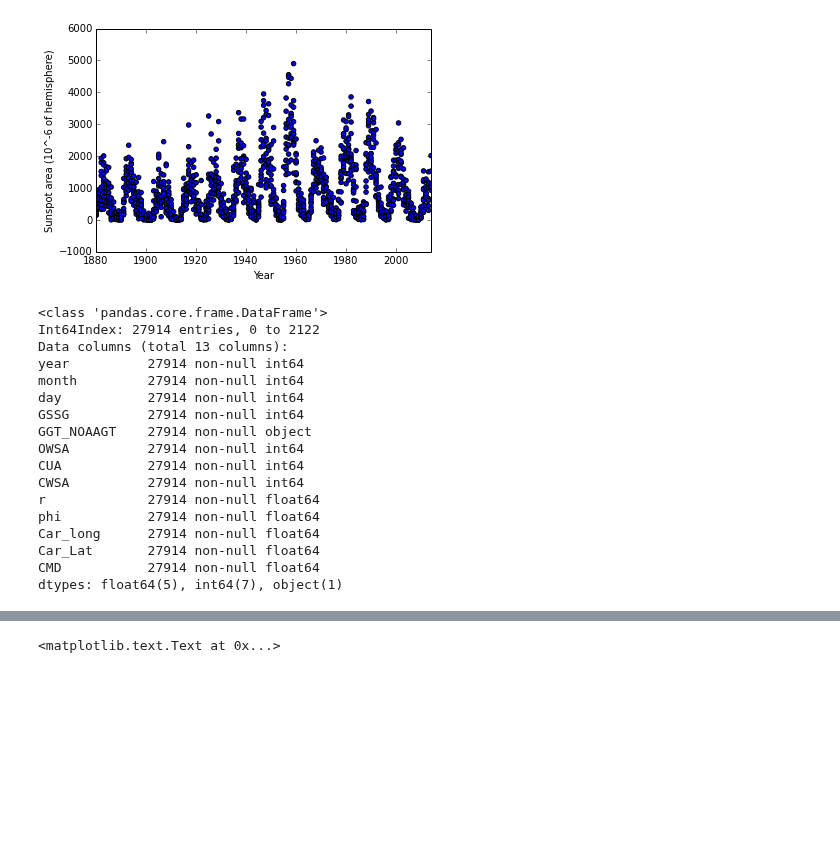
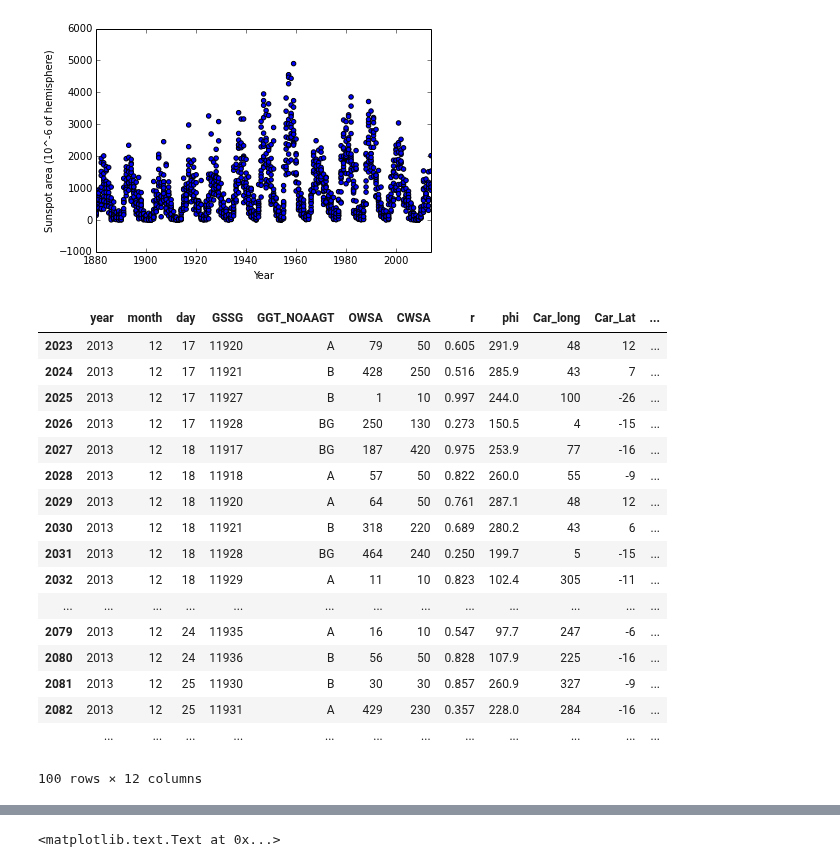
Before and after one commit to dinob0t/ga_project_final, a Jupyter notebook: cmes.ipynb, the cells around one changed output, grey strips where cells are left out. Drawn from its saved outputs; the diff is of its cells as text; code cells hidden in the pictures; blank space fills up the shorter version.

```diff
--- a/cmes.ipynb
+++ b/cmes.ipynb
@@ -110,7 +110,7 @@ def get_greenwich(file_name):
                                names=name_info)
     df_greenwich.drop(['ut_time','SS1','SS2',
                        'SS3','SS4','SS5','SS6','SS7',
-                       'SS8','SS9','OUA'],
+                       'SS8','SS9','OUA','CUA'],
                       inplace=True, axis=1)
     return df_greenwich
 
@@ -121,25 +121,24 @@ for year in range(1997,2014):
     else:
         df_greenwich = df_greenwich.append(get_greenwich(file_str))
 df_greenwich = df_greenwich.sort(columns=['year','month','day'])
-# %%
-# group_ymd = df_greenwich.groupby(['year','month','day'])
-# group_ymd.OWSA.max().head(30)
-df_greenwich.info()
-# %% [output]
-<class 'pandas.core.frame.DataFrame'>
-Int64Index: 27914 entries, 0 to 2122
-Data columns (total 13 columns):
-year          27914 non-null int64
-month         27914 non-null int64
-day           27914 non-null int64
-GSSG          27914 non-null int64
-GGT_NOAAGT    27914 non-null object
-OWSA          27914 non-null int64
-CUA           27914 non-null int64
-CWSA          27914 non-null int64
-r             27914 non-null float64
-phi           27914 non-null float64
-Car_long      27914 non-null float64
-Car_Lat       27914 non-null float64
-CMD           27914 non-null float64
-dtypes: float64(5), int64(7), object(1)
+# %%
+df_greenwich.tail(100)
+# %% [output]
+|  | year | month | day | GSSG | GGT_NOAAGT | OWSA | CWSA | r | phi | Car_long | Car_Lat | ... |
+| 2023 | 2013 | 12 | 17 | 11920 | A | 79 | 50 | 0.605 | 291.9 | 48 | 12 | ... |
+| 2024 | 2013 | 12 | 17 | 11921 | B | 428 | 250 | 0.516 | 285.9 | 43 | 7 | ... |
+| 2025 | 2013 | 12 | 17 | 11927 | B | 1 | 10 | 0.997 | 244.0 | 100 | -26 | ... |
+| 2026 | 2013 | 12 | 17 | 11928 | BG | 250 | 130 | 0.273 | 150.5 | 4 | -15 | ... |
+| 2027 | 2013 | 12 | 18 | 11917 | BG | 187 | 420 | 0.975 | 253.9 | 77 | -16 | ... |
+| 2028 | 2013 | 12 | 18 | 11918 | A | 57 | 50 | 0.822 | 260.0 | 55 | -9 | ... |
+| 2029 | 2013 | 12 | 18 | 11920 | A | 64 | 50 | 0.761 | 287.1 | 48 | 12 | ... |
+| 2030 | 2013 | 12 | 18 | 11921 | B | 318 | 220 | 0.689 | 280.2 | 43 | 6 | ... |
+| 2031 | 2013 | 12 | 18 | 11928 | BG | 464 | 240 | 0.250 | 199.7 | 5 | -15 | ... |
+| 2032 | 2013 | 12 | 18 | 11929 | A | 11 | 10 | 0.823 | 102.4 | 305 | -11 | ... |
+| ... | ... | ... | ... | ... | ... | ... | ... | ... | ... | ... | ... | ... |
+| 2079 | 2013 | 12 | 24 | 11935 | A | 16 | 10 | 0.547 | 97.7 | 247 | -6 | ... |
+| 2080 | 2013 | 12 | 24 | 11936 | B | 56 | 50 | 0.828 | 107.9 | 225 | -16 | ... |
+| 2081 | 2013 | 12 | 25 | 11930 | B | 30 | 30 | 0.857 | 260.9 | 327 | -9 | ... |
+| 2082 | 2013 | 12 | 25 | 11931 | A | 429 | 230 | 0.357 | 228.0 | 284 | -16 | ... |
+|  | ... | ... | ... | ... | ... | ... | ... | ... | ... | ... | ... | ... |
+100 rows × 12 columns
```
Also changed, not shown: parts of 12 cells of this notebook, 1 other file.
